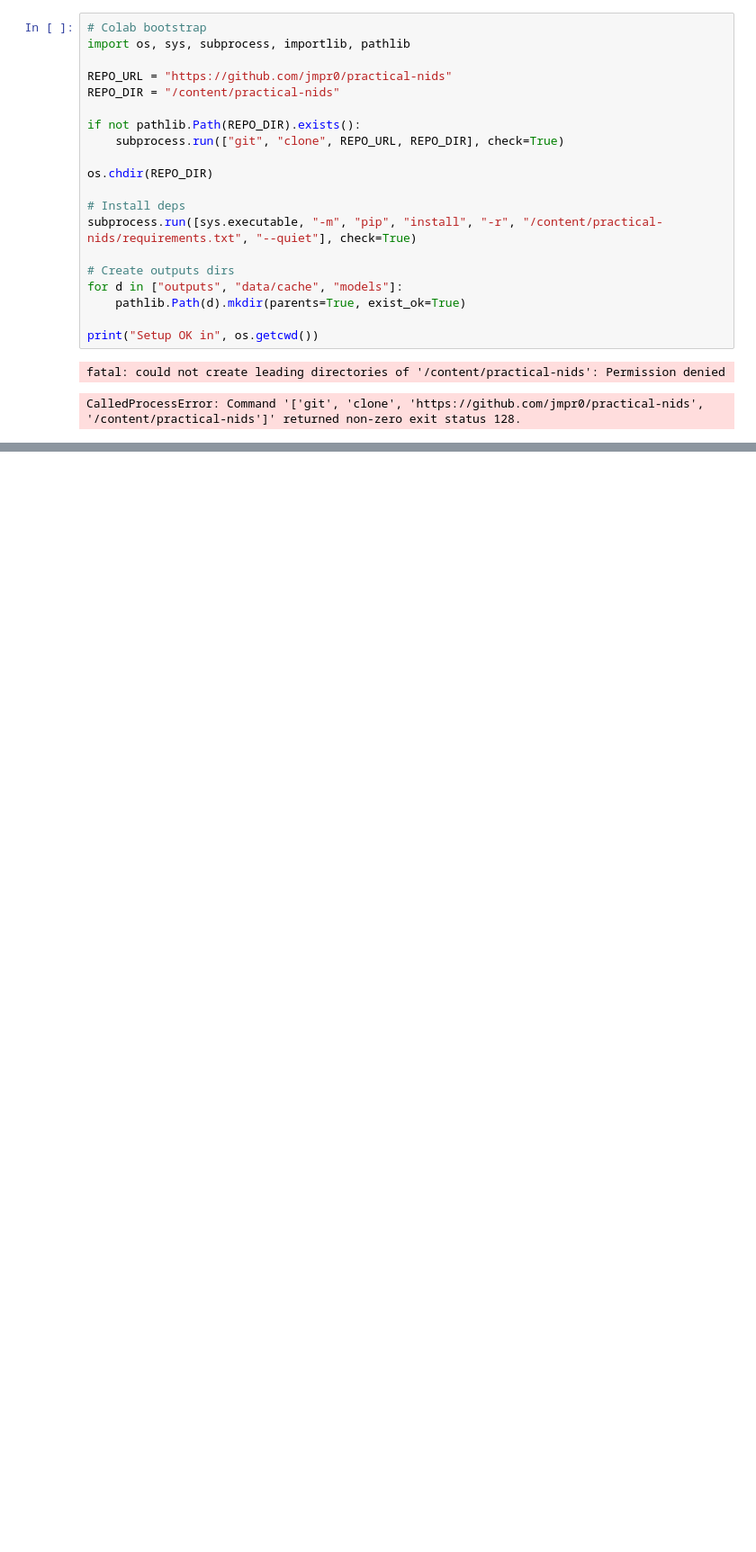
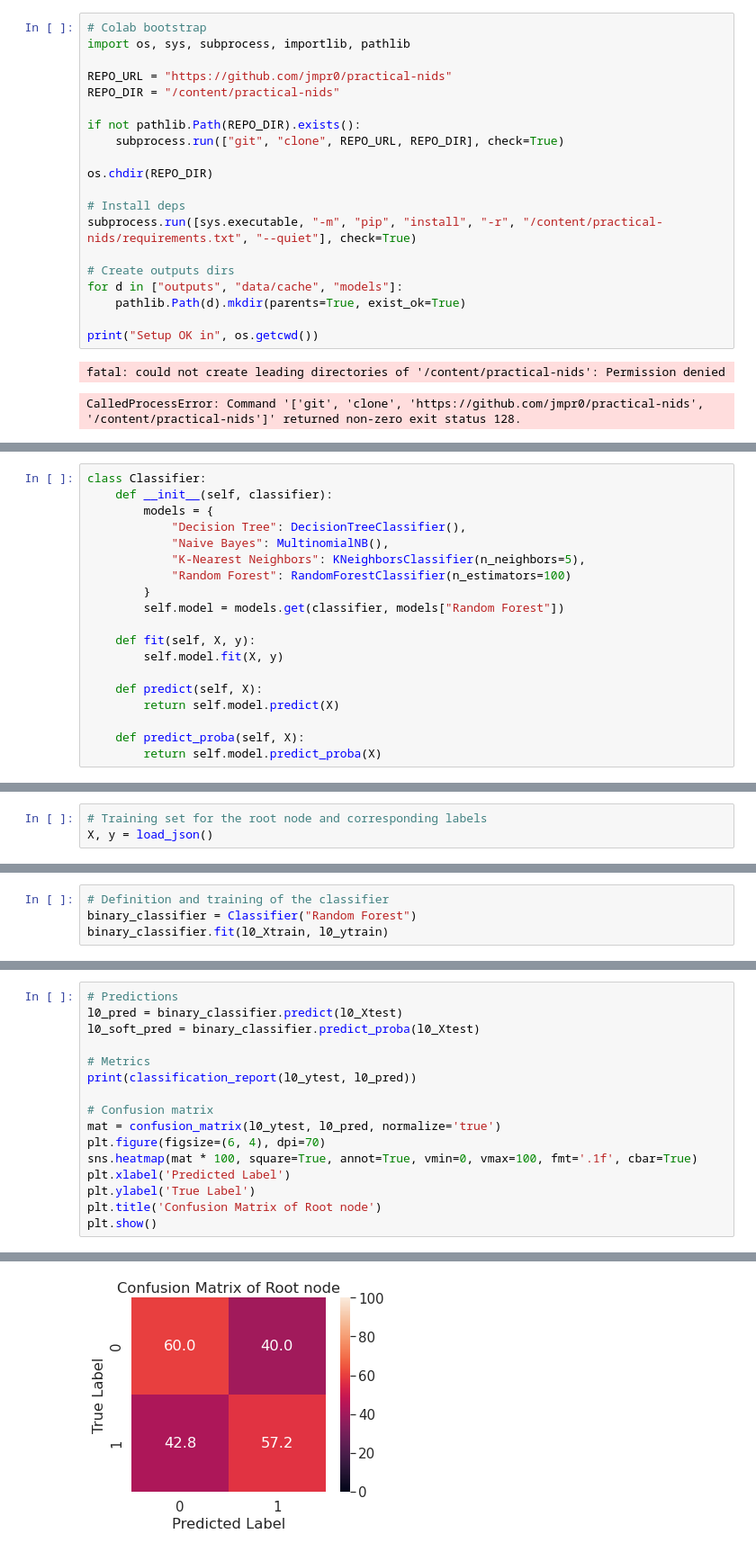
Before and after one commit to jmpr0/practical-nids, a Jupyter notebook: 02_hierarchical_intrusion_detection.ipynb, the cells around one changed output, grey strips where cells are left out. Shown at 90% size. Saved outputs shown, nothing was run; the diff lists cells and outputs as text; blank space fills up the shorter version.

```diff
--- a/02_hierarchical_intrusion_detection.ipynb
+++ b/02_hierarchical_intrusion_detection.ipynb
@@ -555,0 +138,19 @@ TPR-FPR @avg+std: 0.80-0.13
+# %%
+class Classifier:
+    def __init__(self, classifier):
+        models = {
+            "Decision Tree": DecisionTreeClassifier(),
+            "Naive Bayes": MultinomialNB(),
+            "K-Nearest Neighbors": KNeighborsClassifier(n_neighbors=5),
+            "Random Forest": RandomForestClassifier(n_estimators=100)
+        }
+        self.model = models.get(classifier, models["Random Forest"])
+
+    def fit(self, X, y):
+        self.model.fit(X, y)
+
+    def predict(self, X):
+        return self.model.predict(X)
+
+    def predict_proba(self, X):
+        return self.model.predict_proba(X)
@@ -555,0 +187,3 @@ TPR-FPR @avg+std: 0.80-0.13
+# %%
+# Training set for the root node and corresponding labels
+X, y = load_json()
@@ -555,0 +232,4 @@ TPR-FPR @avg+std: 0.80-0.13
+# %%
+# Definition and training of the classifier
+binary_classifier = Classifier("Random Forest")
+binary_classifier.fit(l0_Xtrain, l0_ytrain)
@@ -555,0 +240,17 @@ TPR-FPR @avg+std: 0.80-0.13
+# %%
+# Predictions
+l0_pred = binary_classifier.predict(l0_Xtest)
+l0_soft_pred = binary_classifier.predict_proba(l0_Xtest)
+
+# Metrics
+print(classification_report(l0_ytest, l0_pred))
+
+# Confusion matrix
+mat = confusion_matrix(l0_ytest, l0_pred, normalize='true')
+plt.figure(figsize=(6, 4), dpi=70)
+sns.heatmap(mat * 100, square=True, annot=True, vmin=0, vmax=100, fmt='.1f', cbar=True)
+plt.xlabel('Predicted Label')
+plt.ylabel('True Label')
+plt.title('Confusion Matrix of Root node')
+plt.show()
+# %% [output]
@@ -555,0 +265 @@ TPR-FPR @avg+std: 0.80-0.13
+[figure, added]
```
Also changed, not shown: parts of 93 cells of this notebook, 1 other file.
